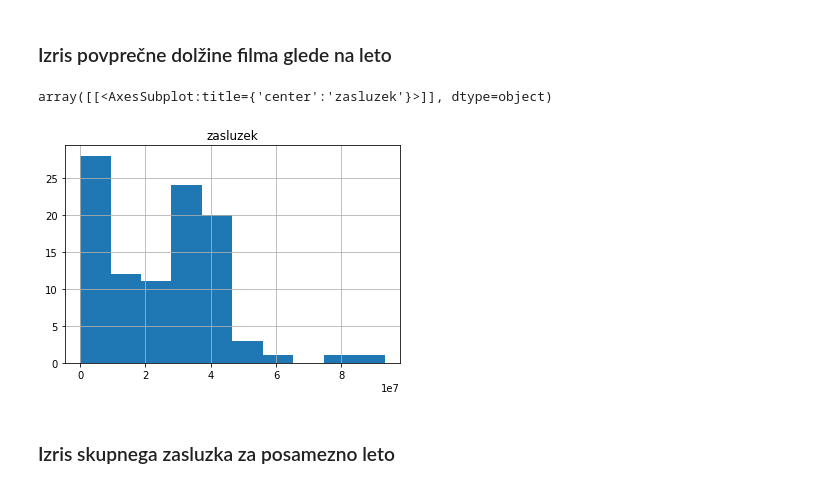
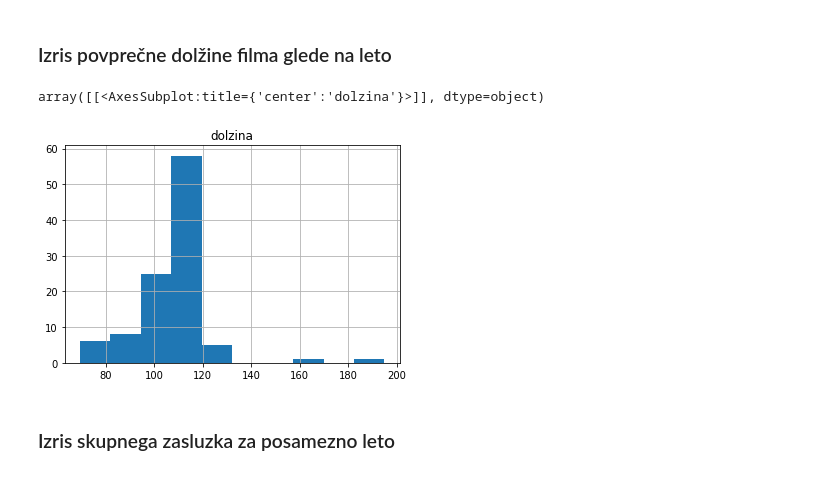
Before and after one commit to MancaMurn/programiranje-1, a Jupyter notebook: 03-knjiznica-pandas/vaje/pandas_101.ipynb, the cells around one changed output. Cells and saved outputs as stored; diff of their text form; code cells hidden in the pictures.

```diff
--- a/03-knjiznica-pandas/vaje/pandas_101.ipynb
+++ b/03-knjiznica-pandas/vaje/pandas_101.ipynb
@@ -240,10 +246,10 @@ array([[<AxesSubplot:title={'center':'glasovi'}>,
 # %% [markdown]
 ### Izris povprečne dolžine filma glede na leto
 # %%
-filmi[['leto', 'zasluzek']].groupby('leto').mean().hist()
+filmi[['leto', 'dolzina']].groupby('leto').mean().hist()
 # %% [output]
-array([[<AxesSubplot:title={'center':'zasluzek'}>]], dtype=object)
+array([[<AxesSubplot:title={'center':'dolzina'}>]], dtype=object)
-[figure, old version]
+[figure, new version]
 # %% [markdown]
 ### Izris skupnega zasluzka za posamezno leto
 # %%
```
Also changed, not shown: parts of 5 cells of this notebook.
